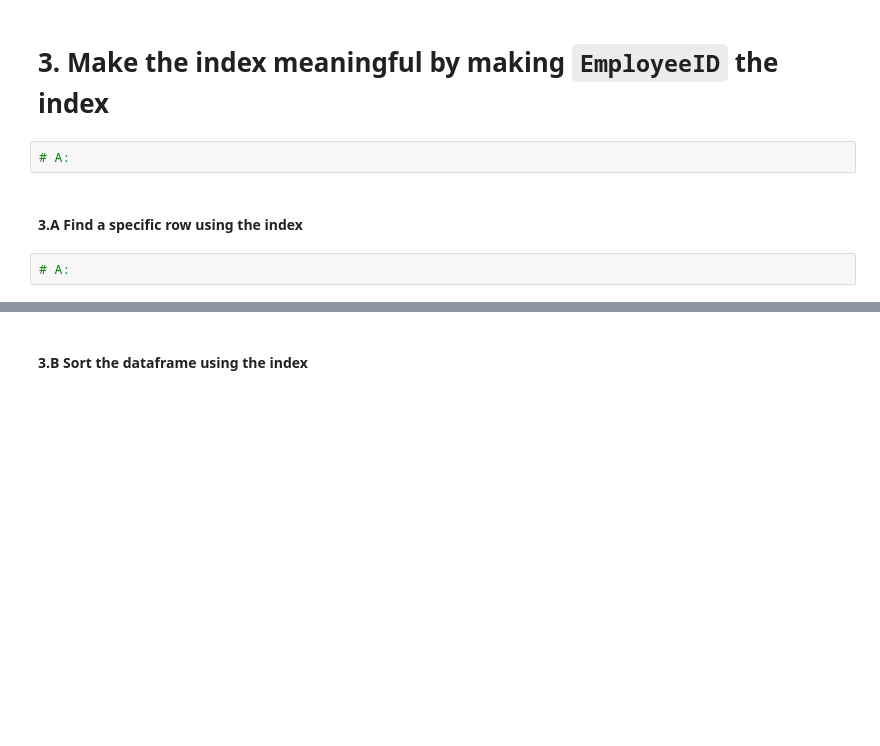
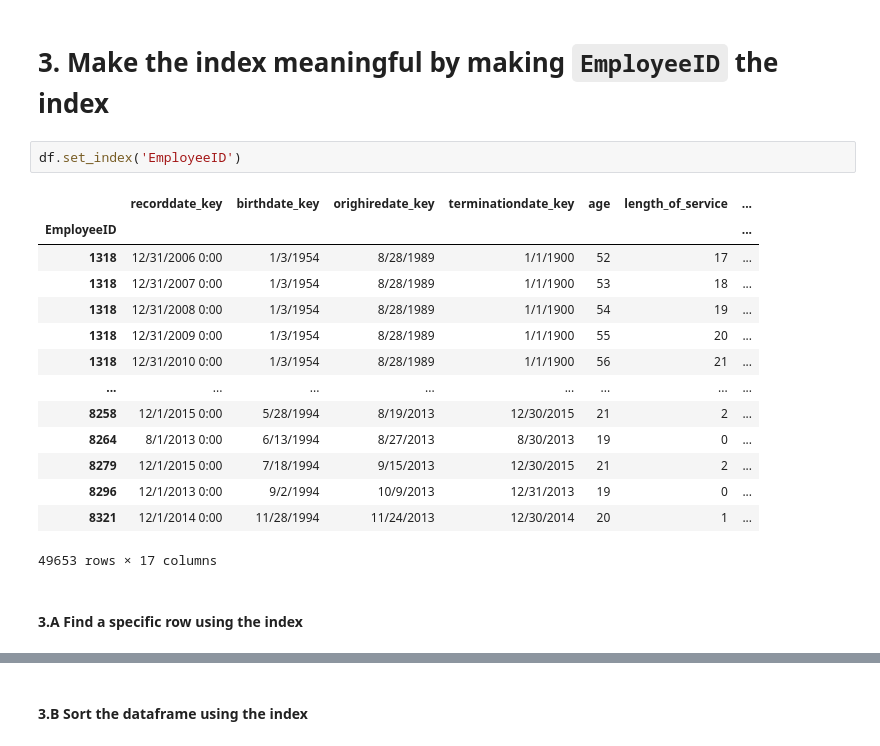
Before and after one commit to wilfridilustre/IOD, a Jupyter notebook: Mod 1/Labs 1/IOD_Lab-1.2.2 Pandas.ipynb, the cells around one changed output, grey strips where cells are left out. Saved outputs shown, nothing was run; the diff lists cells and outputs as text; blank space fills up the shorter version.

```diff
--- a/Mod 1/Labs 1/IOD_Lab-1.2.2 Pandas.ipynb
+++ b/Mod 1/Labs 1/IOD_Lab-1.2.2 Pandas.ipynb
@@ -146,8 +266,21 @@ Find the count, mean, std, min, max of all columns of the dataframe
 # %% [markdown]
 # 3. Make the index meaningful by making `EmployeeID` the index
-# %%
-# A:
+# %%
+df.set_index('EmployeeID')
+# %% [output]
+|  | recorddate_key | birthdate_key | orighiredate_key | terminationdate_key | age | length_of_service | ... |
+| EmployeeID |  |  |  |  |  |  | ... |
+| 1318 | 12/31/2006 0:00 | 1/3/1954 | 8/28/1989 | 1/1/1900 | 52 | 17 | ... |
+| 1318 | 12/31/2007 0:00 | 1/3/1954 | 8/28/1989 | 1/1/1900 | 53 | 18 | ... |
+| 1318 | 12/31/2008 0:00 | 1/3/1954 | 8/28/1989 | 1/1/1900 | 54 | 19 | ... |
+| 1318 | 12/31/2009 0:00 | 1/3/1954 | 8/28/1989 | 1/1/1900 | 55 | 20 | ... |
+| 1318 | 12/31/2010 0:00 | 1/3/1954 | 8/28/1989 | 1/1/1900 | 56 | 21 | ... |
+| ... | ... | ... | ... | ... | ... | ... | ... |
+| 8258 | 12/1/2015 0:00 | 5/28/1994 | 8/19/2013 | 12/30/2015 | 21 | 2 | ... |
+| 8264 | 8/1/2013 0:00 | 6/13/1994 | 8/27/2013 | 8/30/2013 | 19 | 0 | ... |
+| 8279 | 12/1/2015 0:00 | 7/18/1994 | 9/15/2013 | 12/30/2015 | 21 | 2 | ... |
+| 8296 | 12/1/2013 0:00 | 9/2/1994 | 10/9/2013 | 12/31/2013 | 19 | 0 | ... |
+| 8321 | 12/1/2014 0:00 | 11/28/1994 | 11/24/2013 | 12/30/2014 | 20 | 1 | ... |
+49653 rows × 17 columns
 # %% [markdown]
 #### 3.A Find a specific row using the index
-# %%
-# A:
```
Also changed, not shown: parts of 39 cells of this notebook, 2 other files.
